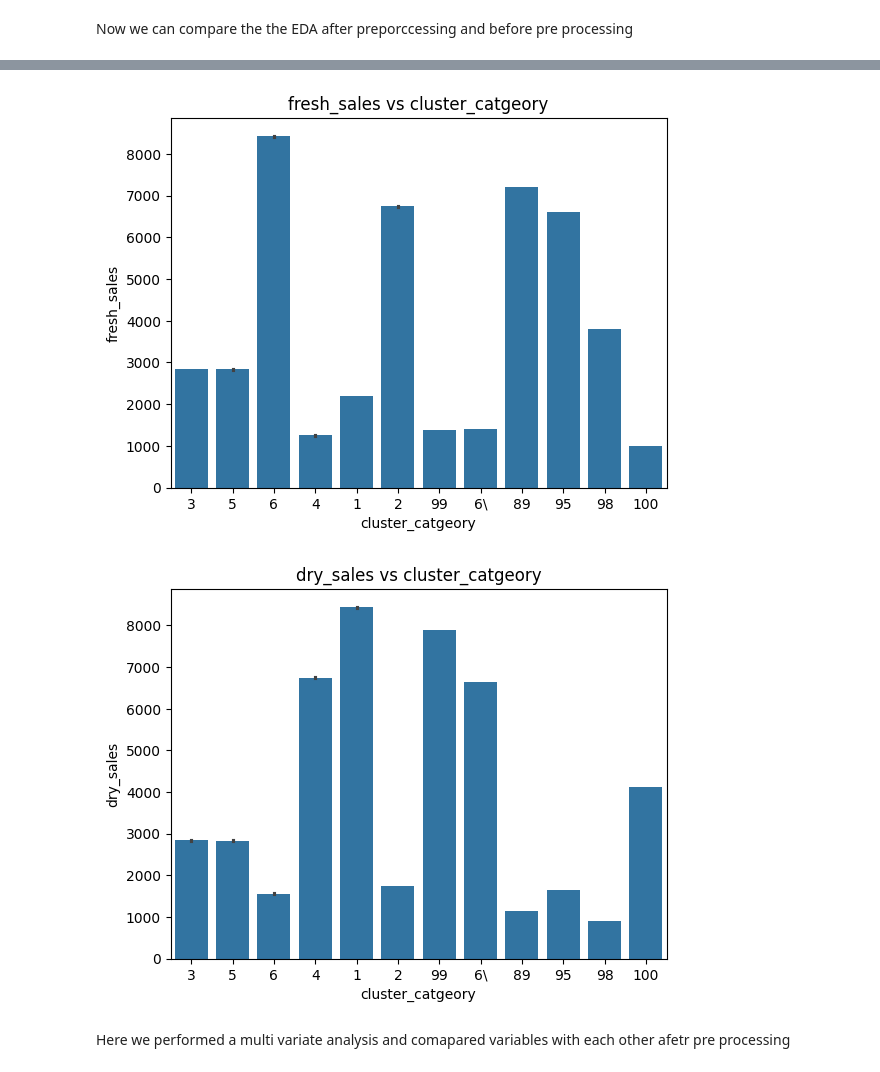
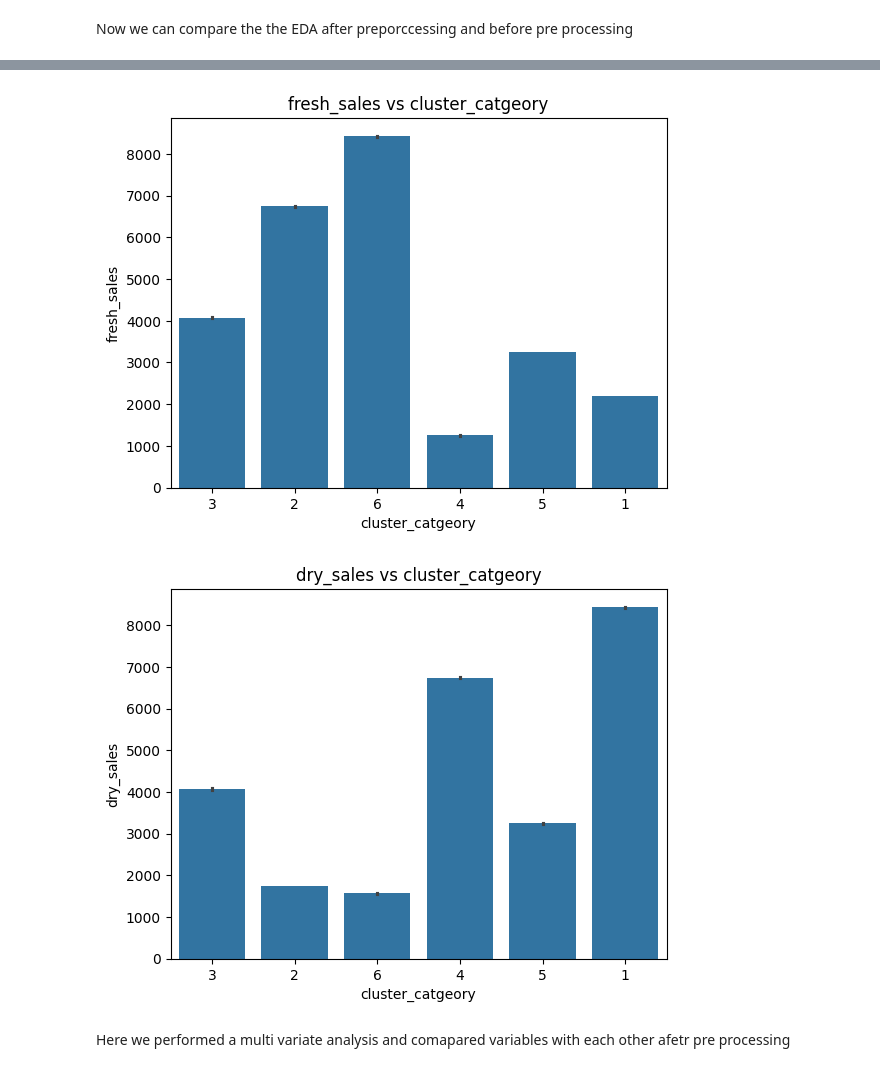
Before and after one commit to team-statstorm/dsplc2025, a Jupyter notebook: dsplc_1.ipynb, the cells around one changed output, grey strips where cells are left out. Saved outputs shown, nothing was run; the diff lists cells and outputs as text; code cells hidden in the pictures.

```diff
--- a/dsplc_1.ipynb
+++ b/dsplc_1.ipynb
@@ -708,7 +714,7 @@ categorical_col = 'cluster_catgeory'
 for i in range(len(numerical_cols)):
     for j in range(i + 1, len(numerical_cols)):
         plt.figure(figsize=(10, 6))
-        sns.scatterplot(x=numerical_cols[i], y=numerical_cols[j], data=df_1, hue=categorical_col)
+        sns.scatterplot(x=numerical_cols[i], y=numerical_cols[j], data=df, hue=categorical_col)
         plt.title(f'Scatter Plot: {numerical_cols[i]} vs. {numerical_cols[j]} with {categorical_col} Hue')
         plt.show()
 
@@ -717,7 +723,7 @@ categorical_cols = ['cluster_catgeory']
 for cat_col in categorical_cols:
   for num_col in numerical_cols:
     plt.figure()
-    sns.boxplot(x=df_1[cat_col], y=df_1[num_col])
+    sns.boxplot(x=df[cat_col], y=df[num_col])
     plt.title(f'{num_col} vs {cat_col}')
     plt.show()
 
@@ -726,7 +732,7 @@ categorical_cols = ['cluster_catgeory']
 for cat_col in categorical_cols:
   for num_col in numerical_cols:
     plt.figure()
-    sns.barplot(x=df_1[cat_col], y=df_1[num_col])
+    sns.barplot(x=df[cat_col], y=df[num_col])
     plt.title(f'{num_col} vs {cat_col}')
     plt.show()
 # %% [output]
@@ -740,5 +746,5 @@ for cat_col in categorical_cols:
-[figure, old version]
+[figure, new version]
-[figure, old version]
+[figure, new version]
 # %% [markdown]
 Here we performed a multi variate analysis and comapared variables with each other afetr pre processing
 # %%
```
Also changed, not shown: parts of 12 cells of this notebook.
